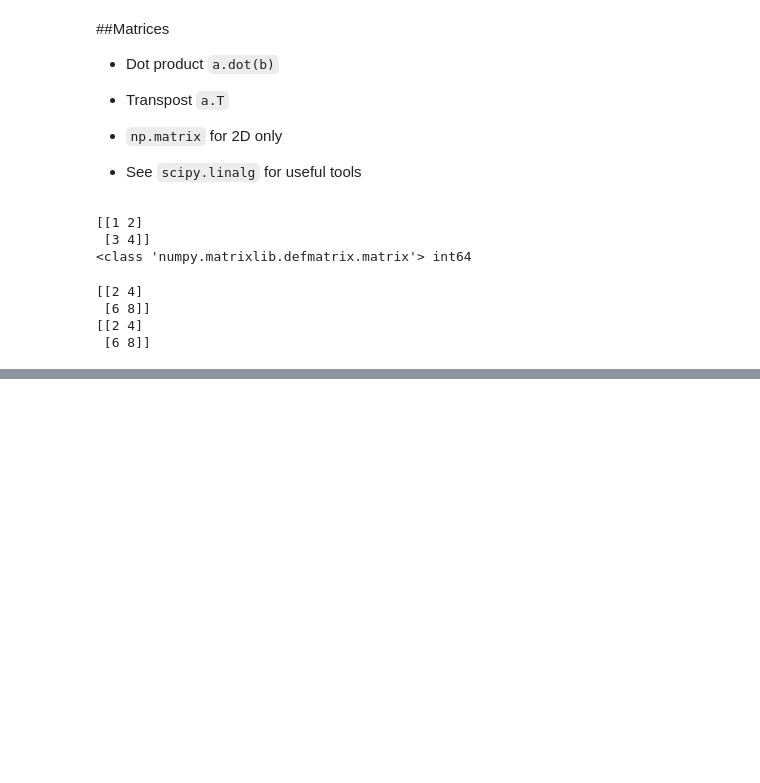
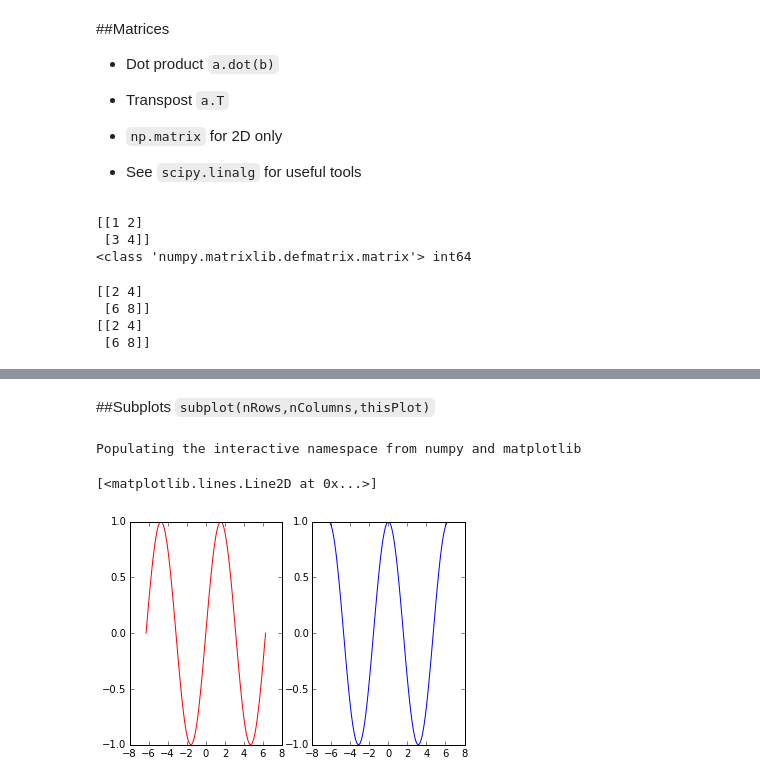
Before and after one commit to ben-albrecht/PythonWorkshop2015, a Jupyter notebook: ScientificLibraries/slideshow.ipynb, the cells around one changed output, grey strips where cells are left out. Cells and saved outputs as stored; diff of their text form; code cells hidden in the pictures; blank space fills up the shorter version.

```diff
--- a/ScientificLibraries/slideshow.ipynb
+++ b/ScientificLibraries/slideshow.ipynb
@@ -273,0 +285,16 @@ print a.dot(b)
+# %% [markdown]
+##Subplots
+`subplot(nRows,nColumns,thisPlot)`
+# %%
+%pylab inline
+x = np.linspace(-2.*np.pi,2.*np.pi,100)
+y1 = np.sin(x)
+y2 = np.cos(x)
+subplot(1,2,1)
+plot(x,y1,'r')
+subplot(1,2,2)
+plot(x,y2,'b')
+# %% [output]
+Populating the interactive namespace from numpy and matplotlib
+[<matplotlib.lines.Line2D at 0x...>]
+[figure, added]
```
Also changed, not shown: parts of 6 cells of this notebook, 1 other file.
